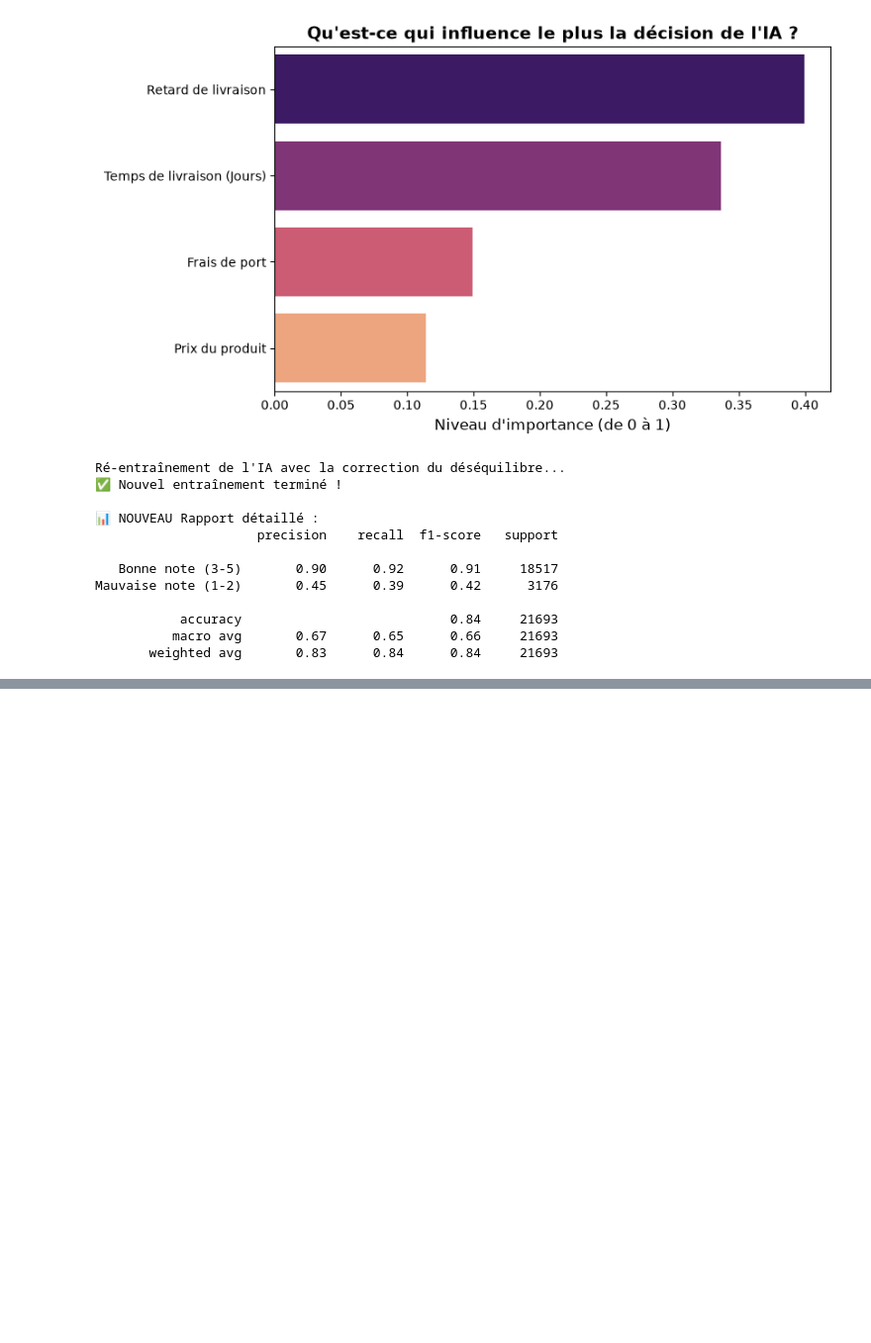
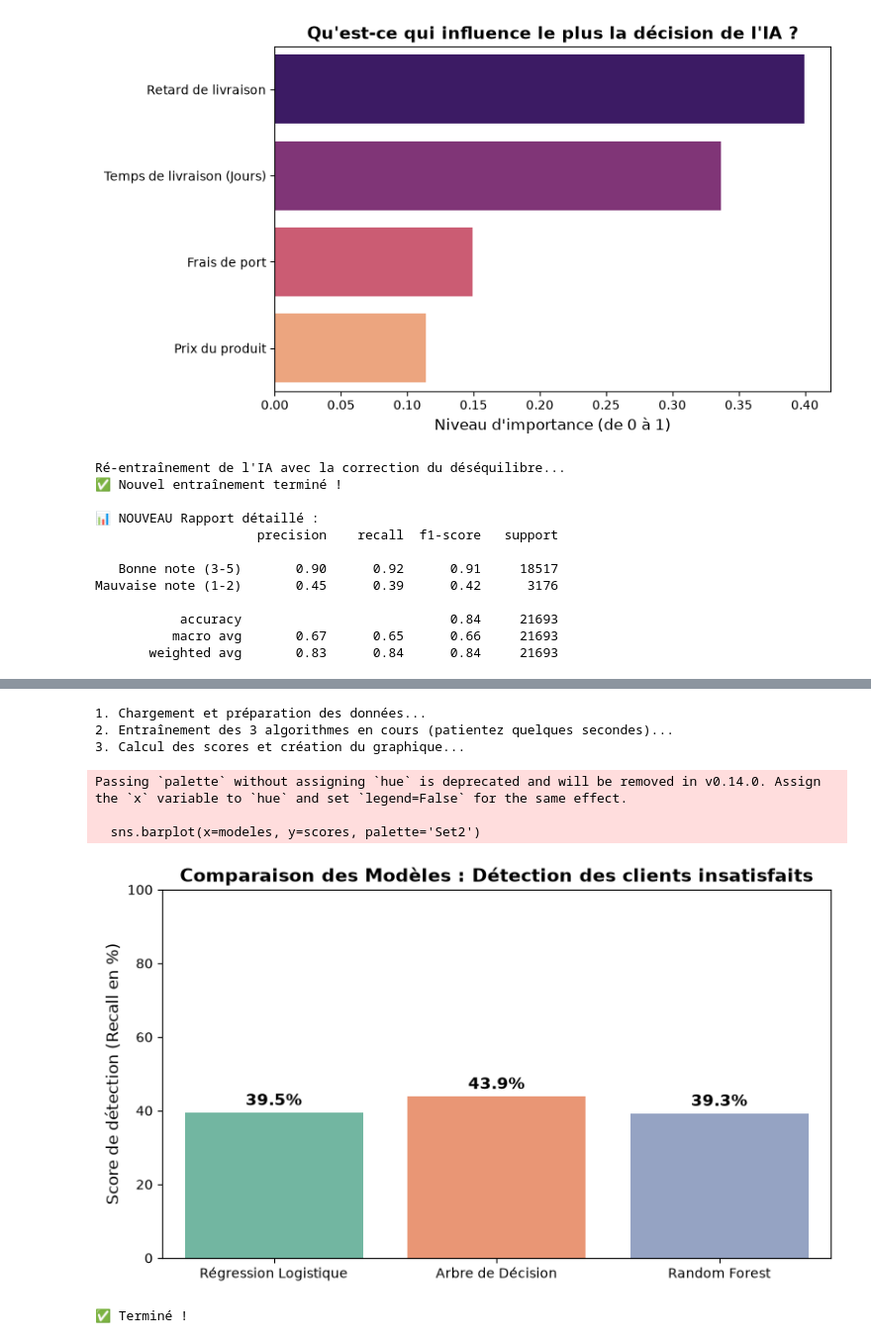
Before and after one commit to hadil10/Ecommerce-Satisfaction-Prediction, a Jupyter notebook: notebooks/03_modelisation_IA.ipynb, the cells around one changed output, grey strips where cells are left out. Shown at 99% size. Drawn from its saved outputs; the diff is of its cells as text; code cells hidden in the pictures; blank space fills up the shorter version.

Commit message:
Ajout du modèle IA, du benchmark et des rapports finaux

```diff
--- a/notebooks/03_modelisation_IA.ipynb
+++ b/notebooks/03_modelisation_IA.ipynb
@@ -151,0 +195,72 @@ Mauvaise note (1-2)       0.45      0.39      0.42      3176
+# %%
+import pandas as pd
+import matplotlib.pyplot as plt
+import seaborn as sns
+from sklearn.model_selection import train_test_split
+from sklearn.ensemble import RandomForestClassifier
+from sklearn.linear_model import LogisticRegression
+from sklearn.tree import DecisionTreeClassifier
+from sklearn.metrics import recall_score
+
+print("1. Chargement et préparation des données...")
+chemin_processed = "C:/Users/Lenovo/Desktop/Projet_IA_BI_Ecommerce/data/processed/"
+df = pd.read_csv(chemin_processed + "dataset_propre.csv")
+
+# Création de la cible et des variables
+df['mauvaise_note'] = (df['review_score'] <= 2).astype(int)
+X = df[['temps_livraison_jours', 'retard_livraison', 'price', 'freight_value']]
+y = df['mauvaise_note']
+
+# Découpage 80/20
+X_train, X_test, y_train, y_test = train_test_split(X, y, test_size=0.2, random_state=42)
+
+print("2. Entraînement des 3 algorithmes en cours (patientez quelques secondes)...")
+
+# Modèle 1 : Random Forest (Notre champion)
+modele_rf = RandomForestClassifier(n_estimators=100, max_depth=10, random_state=42, class_weight='balanced')
+modele_rf.fit(X_train, y_train)
+pred_rf = modele_rf.predict(X_test)
+
+# Modèle 2 : Régression Logistique (Le basique)
+modele_lr = LogisticRegression(class_weight='balanced', max_iter=1000, random_state=42)
+modele_lr.fit(X_train, y_train)
+pred_lr = modele_lr.predict(X_test)
+
+# Modèle 3 : Arbre de Décision (Le modèle simple)
+modele_dt = DecisionTreeClassifier(max_depth=10, class_weight='balanced', random_state=42)
+modele_dt.fit(X_train, y_train)
+pred_dt = modele_dt.predict(X_test)
+
+print("3. Calcul des scores et création du graphique...")
+
+# Calcul des scores de détection (Recall)
+recall_rf = recall_score(y_test, pred_rf) * 100
+recall_lr = recall_score(y_test, pred_lr) * 100
+recall_dt = recall_score(y_test, pred_dt) * 100
+
+# Création du graphique
+modeles = ['Régression Logistique', 'Arbre de Décision', 'Random Forest']
+scores = [recall_lr, recall_dt, recall_rf]
+
+plt.figure(figsize=(9, 5))
+sns.barplot(x=modeles, y=scores, palette='Set2')
+
+plt.title('Comparaison des Modèles : Détection des clients insatisfaits', fontsize=14, fontweight='bold')
+plt.ylabel('Score de détection (Recall en %)', fontsize=12)
+plt.ylim(0, 100)
+
+# Ajout des pourcentages sur les barres
+for i, score in enumerate(scores):
+    plt.text(i, score + 2, f"{score:.1f}%", ha='center', fontsize=12, fontweight='bold')
+
+plt.show()
+print("✅ Terminé !")
+# %% [output]
+1. Chargement et préparation des données...
+2. Entraînement des 3 algorithmes en cours (patientez quelques secondes)...
+3. Calcul des scores et création du graphique...
+Passing `palette` without assigning `hue` is deprecated and will be removed in v0.14.0. Assign the `x` variable to `hue` and set `legend=False` for the same effect.
+
+  sns.barplot(x=modeles, y=scores, palette='Set2')
+[figure, added]
+✅ Terminé !
```
Also changed, not shown: parts of 1 cell of this notebook, 7 other files.
